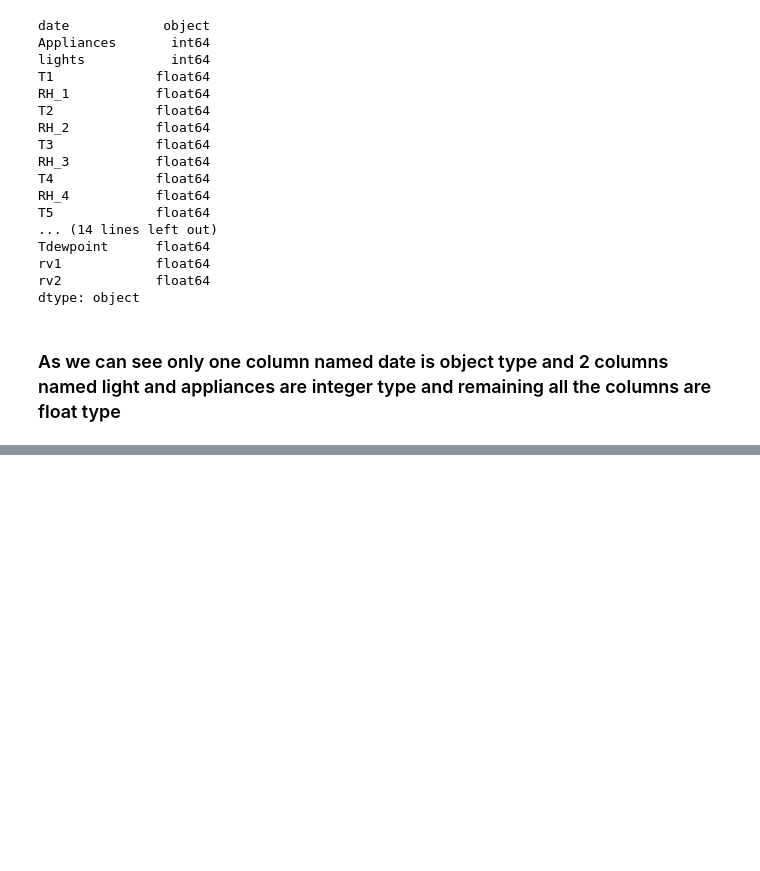
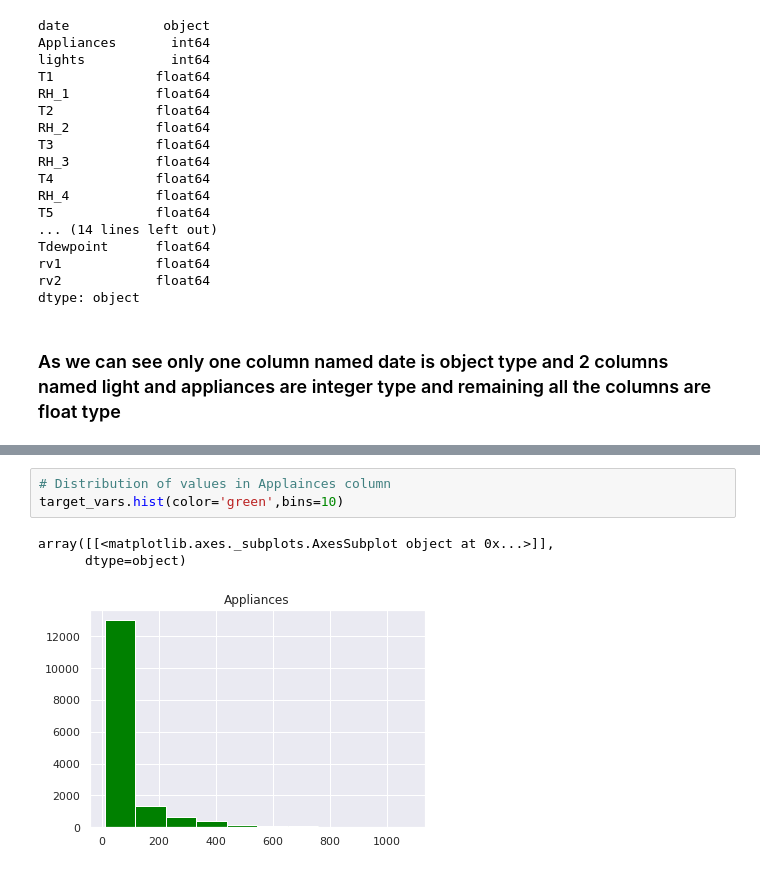
Before and after one commit to navaidansari786/Applliances-Energy-Prediction, a Jupyter notebook: appliances_energy_prediction.ipynb, the cells around one changed output, grey strips where cells are left out. Cells and saved outputs as stored; diff of their text form; blank space fills up the shorter version.

```diff
--- a/appliances_energy_prediction.ipynb
+++ b/appliances_energy_prediction.ipynb
@@ -161,0 +321,7 @@ dtype: object
+# %%
+# Distribution of values in Applainces column
+target_vars.hist(color='green',bins=10)
+# %% [output]
+array([[<matplotlib.axes._subplots.AxesSubplot object at 0x...>]],
+      dtype=object)
+[figure, added]
```
Also changed, not shown: parts of 25 cells of this notebook.
